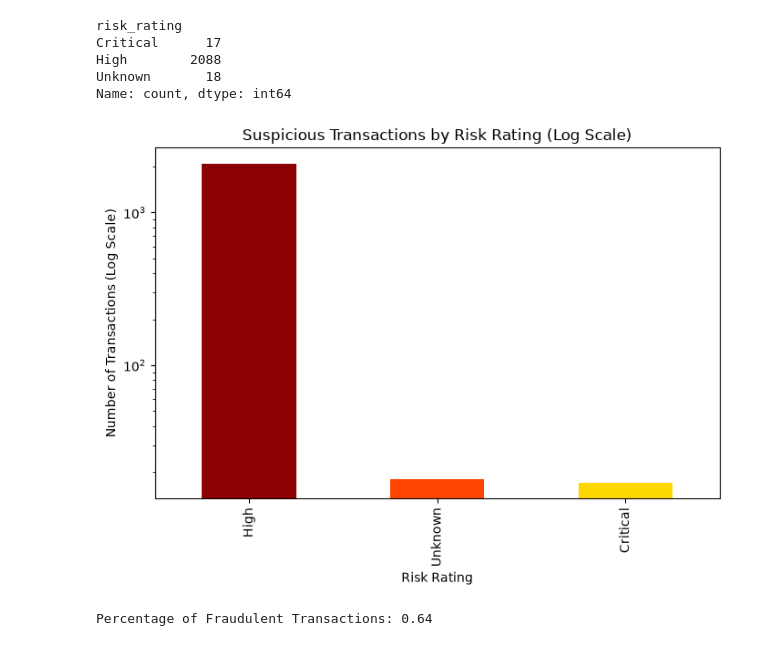
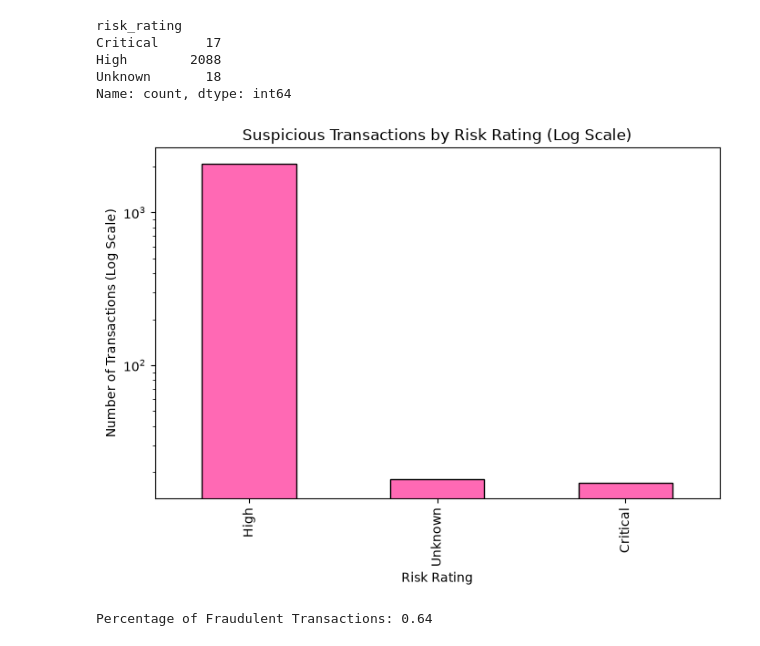
Before and after one commit to akonamajongile-a11y/bankguard, a Jupyter notebook: CleaningCustomers.ipynb, the cells around one changed output. Saved outputs shown, nothing was run; the diff lists cells and outputs as text; code cells hidden in the pictures.

```diff
--- a/CleaningCustomers.ipynb
+++ b/CleaningCustomers.ipynb
@@ -933,25 +932,26 @@ Name: count, dtype: int64
 # %%
 import matplotlib.pyplot as plt
 
 # Sort from highest to lowest count
 risk_counts_sorted = risk_counts.sort_values(ascending=False)
 
 plt.figure(figsize=(8, 5))
 
 risk_counts_sorted.plot(
     kind='bar',
-    color=['darkred', 'orangered', 'gold']
+    color='hotpink',
+    edgecolor='black'
 )
 
 plt.yscale('log')  # Compresses large differences between categories
 
 plt.title('Suspicious Transactions by Risk Rating (Log Scale)')
 plt.ylabel('Number of Transactions (Log Scale)')
 plt.xlabel('Risk Rating')
 
 plt.show()
 # %% [output]
-[figure, old version]
+[figure, new version]
 # %%
 #What percentage of transactions are labelled fraudulent?
 
```
Also changed, not shown: parts of 5 cells of this notebook.
